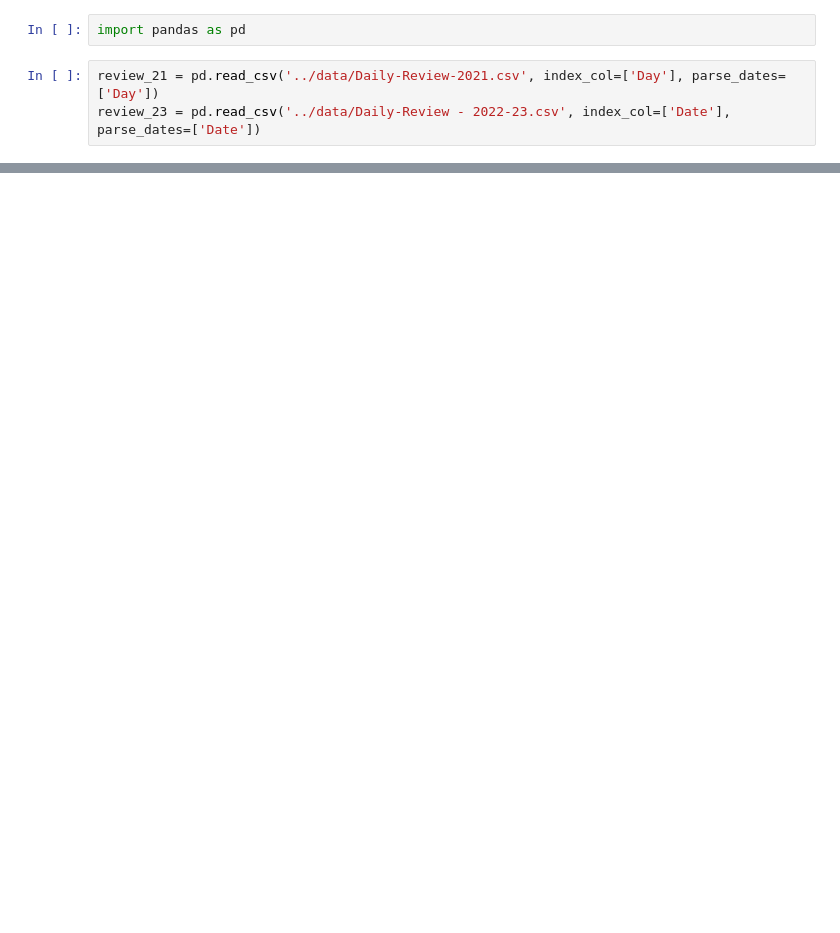
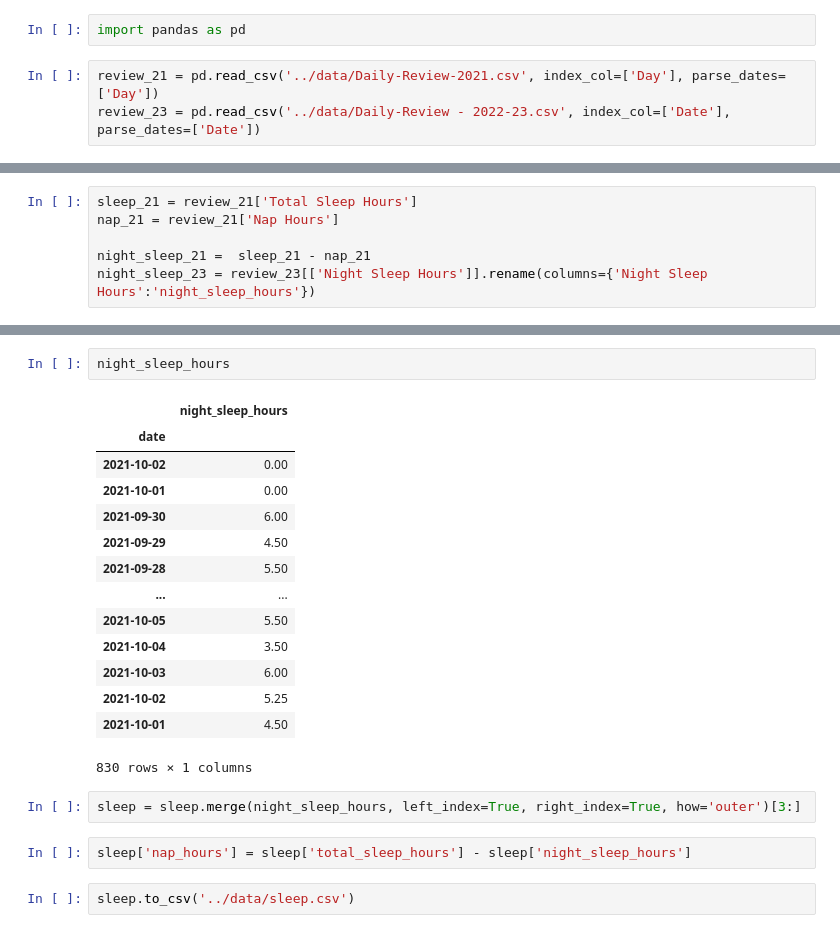
Before and after one commit to zqTheDesigner/productivity-analytics, a Jupyter notebook: notebooks/1.0-preprocess.ipynb, the cells around one changed output, grey strips where cells are left out. Drawn from its saved outputs; the diff is of its cells as text; blank space fills up the shorter version.

```diff
--- a/notebooks/1.0-preprocess.ipynb
+++ b/notebooks/1.0-preprocess.ipynb
@@ -26,0 +35,6 @@ total_sleep_hours
+# %%
+sleep_21 = review_21['Total Sleep Hours']
+nap_21 = review_21['Nap Hours']
+
+night_sleep_21 =  sleep_21 - nap_21
+night_sleep_23 = review_23[['Night Sleep Hours']].rename(columns={'Night Sleep Hours':'night_sleep_hours'})
@@ -26,0 +64,23 @@ total_sleep_hours
+# %%
+night_sleep_hours
+# %% [output]
+|  | night_sleep_hours |
+| date |  |
+| 2021-10-02 | 0.00 |
+| 2021-10-01 | 0.00 |
+| 2021-09-30 | 6.00 |
+| 2021-09-29 | 4.50 |
+| 2021-09-28 | 5.50 |
+| ... | ... |
+| 2021-10-05 | 5.50 |
+| 2021-10-04 | 3.50 |
+| 2021-10-03 | 6.00 |
+| 2021-10-02 | 5.25 |
+| 2021-10-01 | 4.50 |
+830 rows × 1 columns
+# %%
+sleep = sleep.merge(night_sleep_hours, left_index=True, right_index=True, how='outer')[3:]
+# %%
+sleep['nap_hours'] = sleep['total_sleep_hours'] - sleep['night_sleep_hours']
+# %%
+sleep.to_csv('../data/sleep.csv')
```
Also changed, not shown: parts of 8 cells of this notebook, 4 other files.
